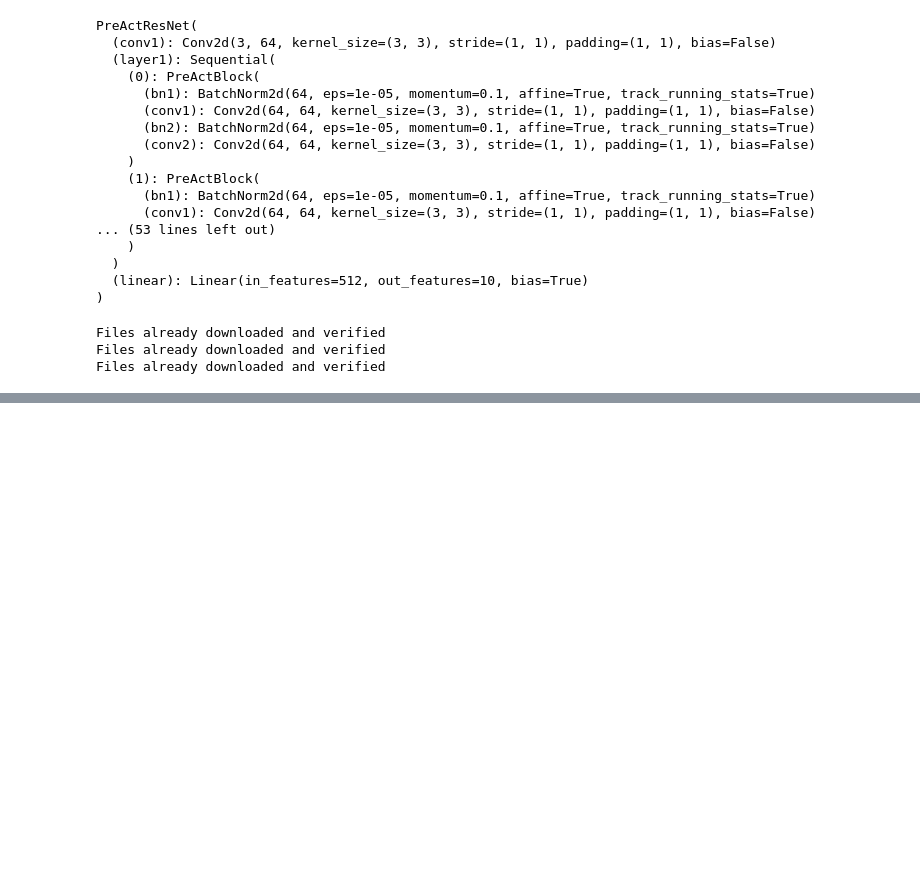
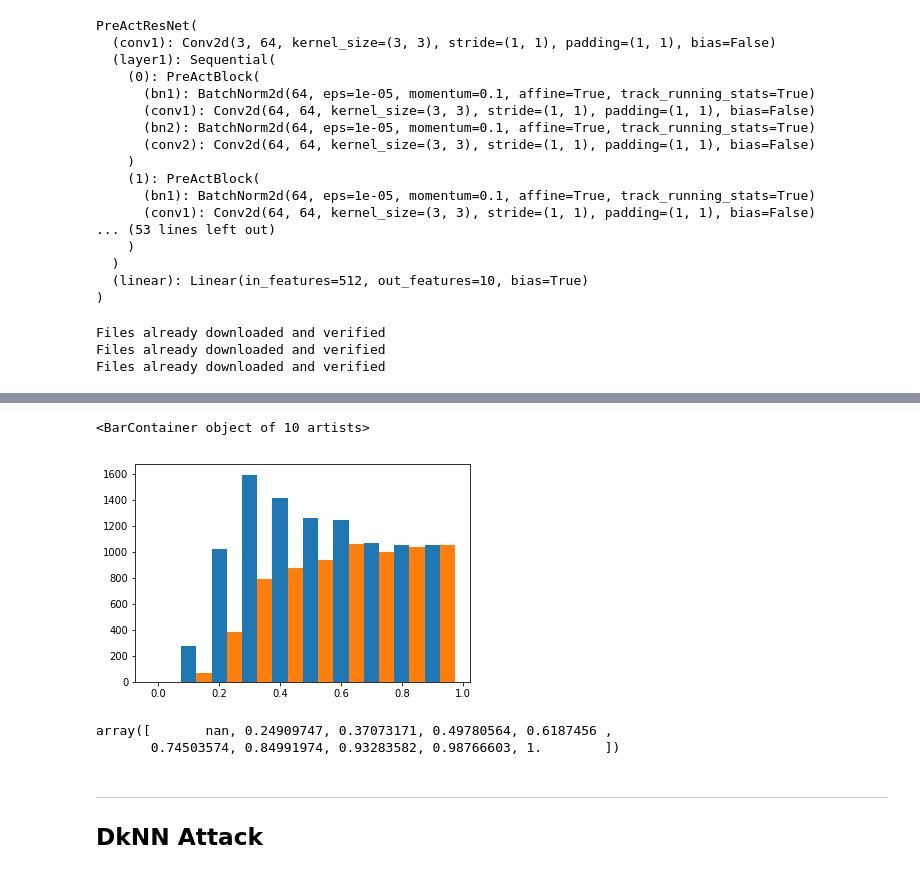
Before and after one commit to chawins/knn-defense, a Jupyter notebook: test_cifar10.ipynb, the cells around one changed output, grey strips where cells are left out. Drawn from its saved outputs; the diff is of its cells as text; code cells hidden in the pictures; blank space fills up the shorter version.

```diff
--- a/test_cifar10.ipynb
+++ b/test_cifar10.ipynb
@@ -77,0 +100,24 @@ Files already downloaded and verified
+# %%
+correct = np.argmax(y_pred, 1) == y_test.numpy()
+num_correct_by_cred = np.zeros((10, ))
+num_cred = np.zeros((10, ))
+for i in np.arange(10):
+    ind = (cred > i * 0.1) & (cred <= i* 0.1 + 0.1)
+    num_cred[i] = np.sum(ind)
+    num_correct_by_cred[i] = np.sum(correct[ind])
+# %%
+fig = plt.figure()
+ax = fig.add_subplot(111)
+ax.bar(np.arange(10) * 0.1, num_cred, width=0.05)
+ax.bar(np.arange(10) * 0.1 + 0.05, num_correct_by_cred, width=0.05)
+# %% [output]
+<BarContainer object of 10 artists>
+[figure, added]
+# %%
+num_correct_by_cred / num_cred
+# %% [output]
+array([       nan, 0.24909747, 0.37073171, 0.49780564, 0.6187456 ,
+       0.74503574, 0.84991974, 0.93283582, 0.98766603, 1.        ])
+# %% [markdown]
+---
+## DkNN Attack
```
Also changed, not shown: parts of 17 cells of this notebook, 7 other files.
